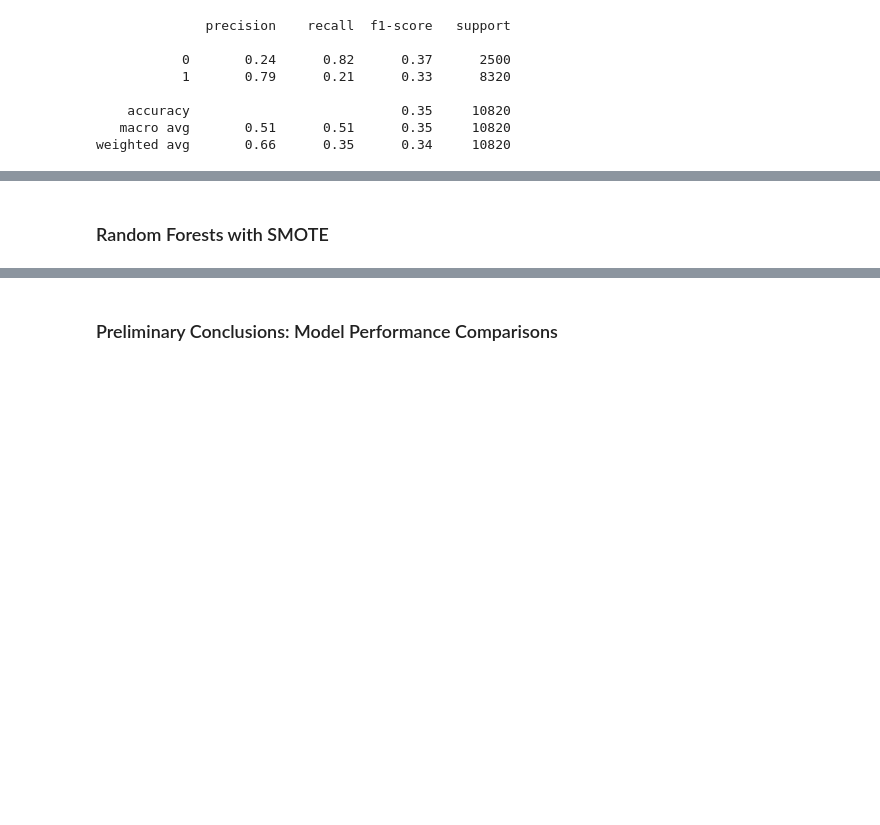
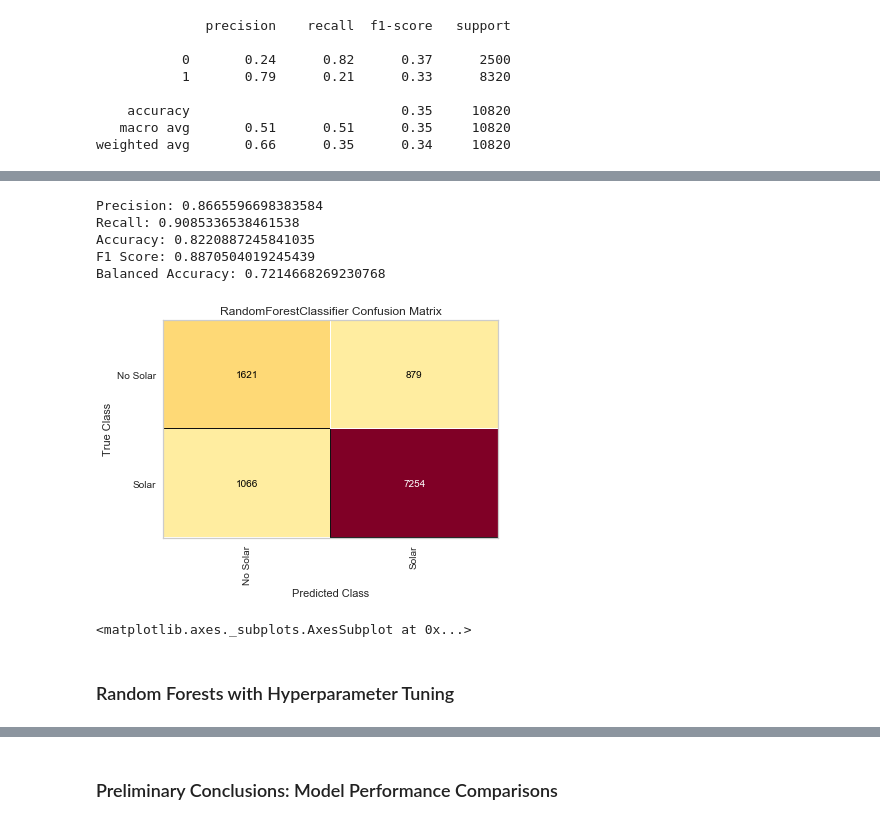
Before and after one commit to BudBernhard/DeepSolarAnalysis, a Jupyter notebook: EDA_Notebooks/EDA_Allison.ipynb, the cells around one changed output, grey strips where cells are left out. Drawn from its saved outputs; the diff is of its cells as text; code cells hidden in the pictures; blank space fills up the shorter version.

```diff
--- a/EDA_Notebooks/EDA_Allison.ipynb
+++ b/EDA_Notebooks/EDA_Allison.ipynb
@@ -237,0 +235,19 @@ cm.poof()
+# %%
+print("Precision: {}".format(precision_score(y_test, y_pred)))
+print("Recall: {}".format(recall_score(y_test, y_pred)))
+print("Accuracy: {}".format(accuracy_score(y_test, y_pred)))
+print("F1 Score: {}".format(f1_score(y_test, y_pred)))
+print("Balanced Accuracy: {}".format(balanced_accuracy_score(y_test, y_pred)))
+# %% [output]
+Precision: 0.8665596698383584
+Recall: 0.9085336538461538
+Accuracy: 0.8220887245841035
+F1 Score: 0.8870504019245439
+Balanced Accuracy: 0.7214668269230768
+# %%
+cm_rf = ConfusionMatrix(rf, classes = ['No Solar', 'Solar'], label_encoder={0: 'No Solar', 1: 'Solar'})
+cm_rf.score(X_test, y_test)
+cm_rf.poof()
+# %% [output]
+[figure, added]
+<matplotlib.axes._subplots.AxesSubplot at 0x...>
@@ -238,5 +268,5 @@ cm.poof()
 # %% [markdown]
-### Random Forests with SMOTE
+### Random Forests with Hyperparameter Tuning
 # %%
 ### Random Forests
 rf = find_hyperparameters(pipe_rf, params_rf, X_train, y_train)
```
Also changed, not shown: parts of 62 cells of this notebook, 3 other files.
